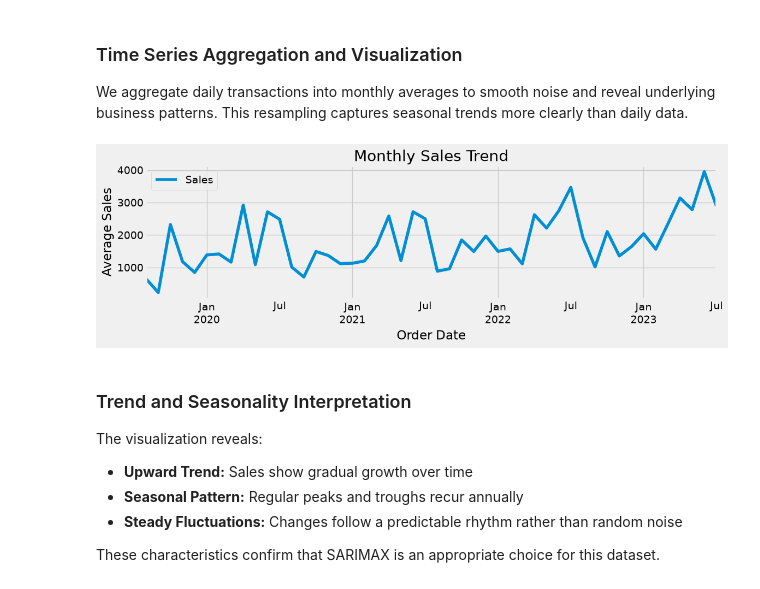
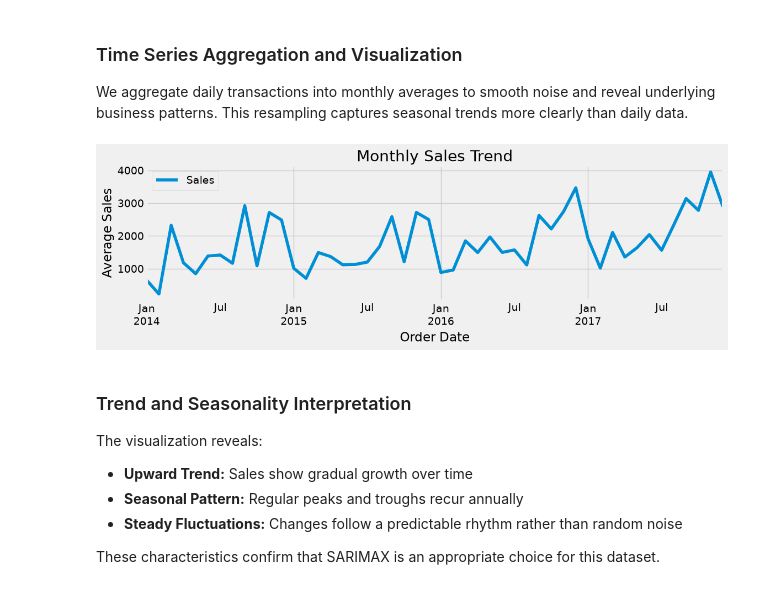
Before and after one commit to hansdarmawann/sarailmax, a Jupyter notebook: Superstore_Forecast_Local.ipynb, the cells around one changed output. Drawn from its saved outputs; the diff is of its cells as text; code cells hidden in the pictures.

```diff
--- a/Superstore_Forecast_Local.ipynb
+++ b/Superstore_Forecast_Local.ipynb
@@ -251,33 +251,30 @@ We aggregate daily transactions into monthly averages to smooth noise and reveal
 # %%
 # Aggregate sales by date
 df = df.groupby('Order Date')['Sales'].sum().reset_index()
 
 # Set date as index
 df = df.set_index('Order Date')
 
 # Resample to monthly average
 y = df['Sales'].resample('MS').mean()
 y = y.reset_index()
 
 # Ensure datetime format
 y['Order Date'] = pd.to_datetime(y['Order Date'])
 
-# Apply time offset (align to current period)
-y['Order Date'] = [i + pd.DateOffset(months=67) for i in y['Order Date']]
-
 # Set date as index
 y = y.set_index(['Order Date'])
 
 # Track maximum date for later use
 maximim_date = y.reset_index()['Order Date'].max()
 
 # Visualize sales trend
 y.plot(figsize=(12, 3))
 plt.title("Monthly Sales Trend")
 plt.ylabel("Average Sales")
 plt.show()
 # %% [output]
-[figure, old version]
+[figure, new version]
 # %% [markdown]
 ### Trend and Seasonality Interpretation
 
```
Also changed, not shown: parts of 13 cells of this notebook, 2 other files.
